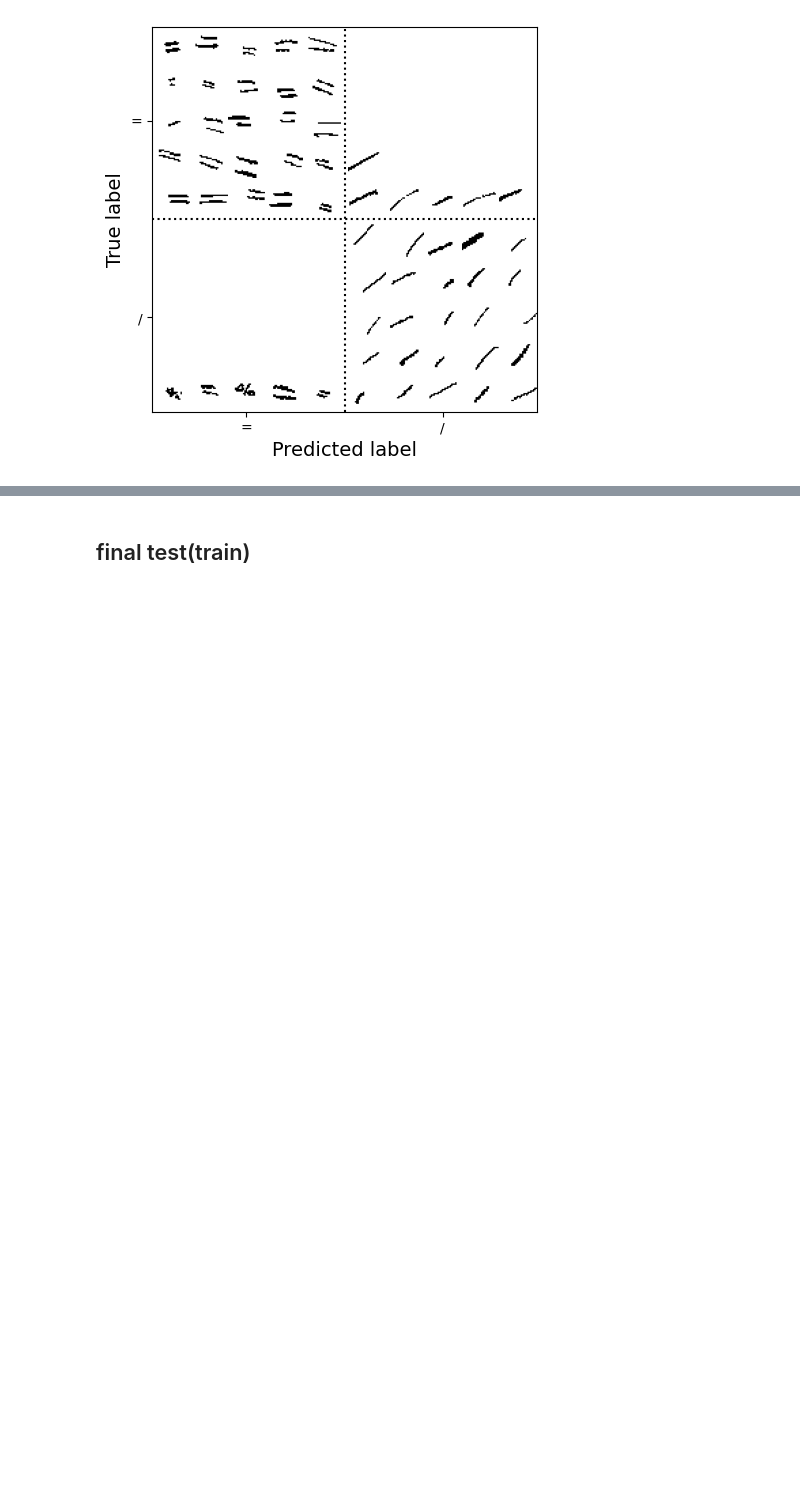
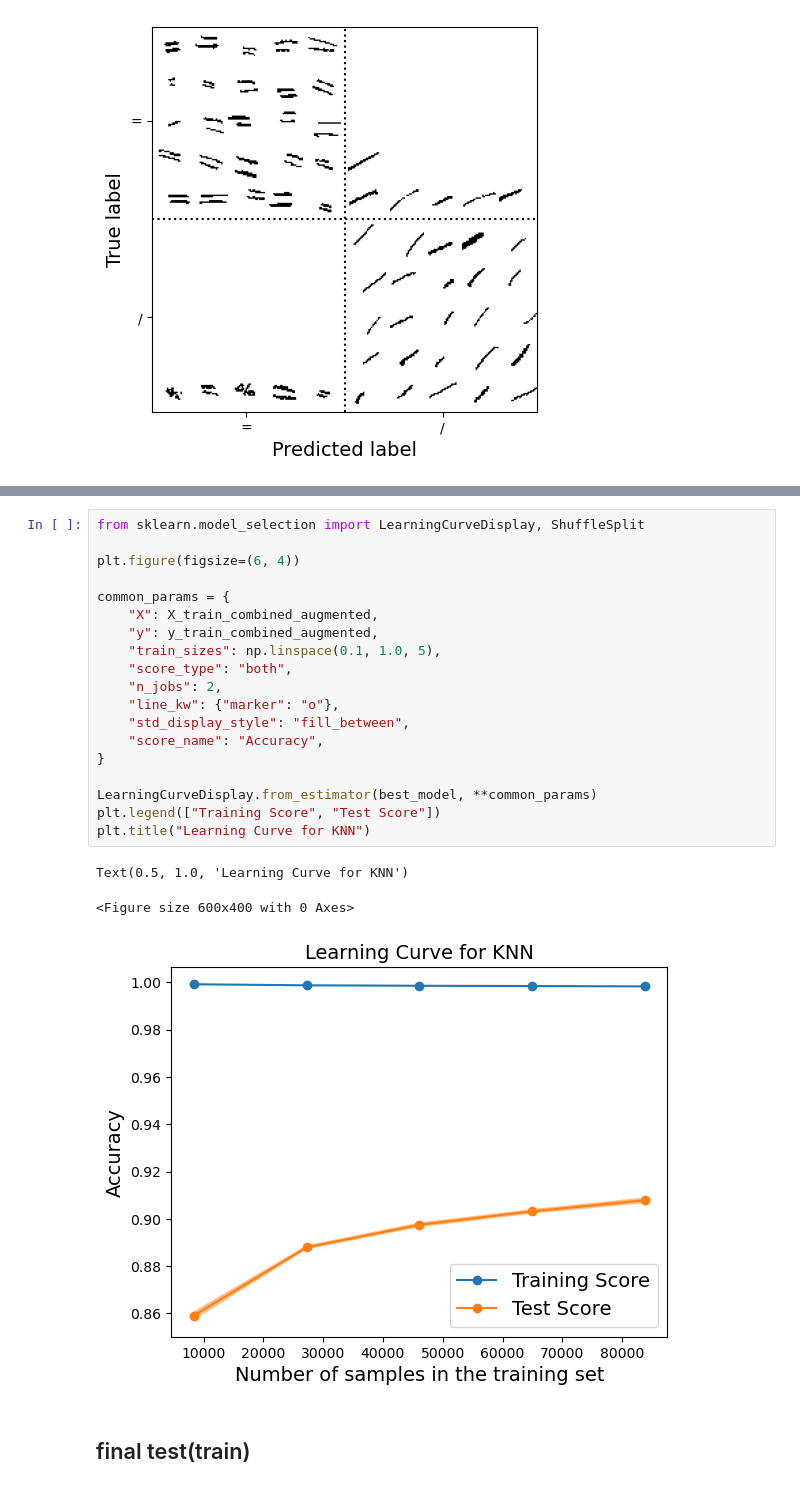
Before and after one commit to nonameR9077/MLproject_2023-2, a Jupyter notebook: KNN/KNN_learning.ipynb, the cells around one changed output, grey strips where cells are left out. Saved outputs shown, nothing was run; the diff lists cells and outputs as text; blank space fills up the shorter version.

```diff
--- a/KNN/KNN_learning.ipynb
+++ b/KNN/KNN_learning.ipynb
@@ -673,3 +708,26 @@ plt.show()
+# %%
+from sklearn.model_selection import LearningCurveDisplay, ShuffleSplit
+
+plt.figure(figsize=(6, 4))
+
+common_params = {
+    "X": X_train_combined_augmented,
+    "y": y_train_combined_augmented,
+    "train_sizes": np.linspace(0.1, 1.0, 5),
+    "score_type": "both",
+    "n_jobs": 2,
+    "line_kw": {"marker": "o"},
+    "std_display_style": "fill_between",
+    "score_name": "Accuracy",
+}
+
+LearningCurveDisplay.from_estimator(best_model, **common_params)
+plt.legend(["Training Score", "Test Score"])
+plt.title("Learning Curve for KNN")
+# %% [output]
+Text(0.5, 1.0, 'Learning Curve for KNN')
+<Figure size 600x400 with 0 Axes>
+[figure, added]
 # %% [markdown]
 ## final test(train)
 # %%
```
Also changed, not shown: parts of 4 cells of this notebook, 1 other file.
